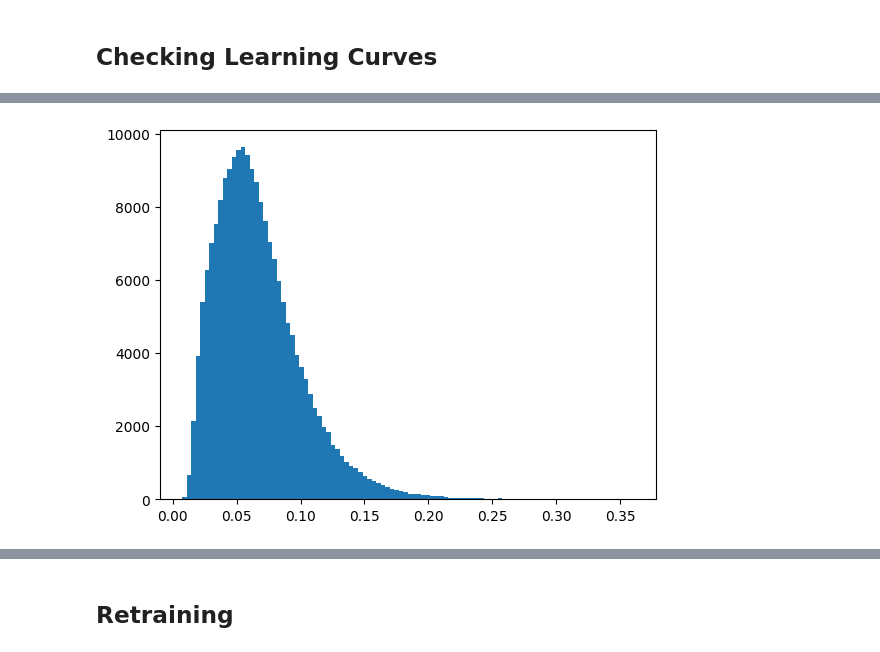
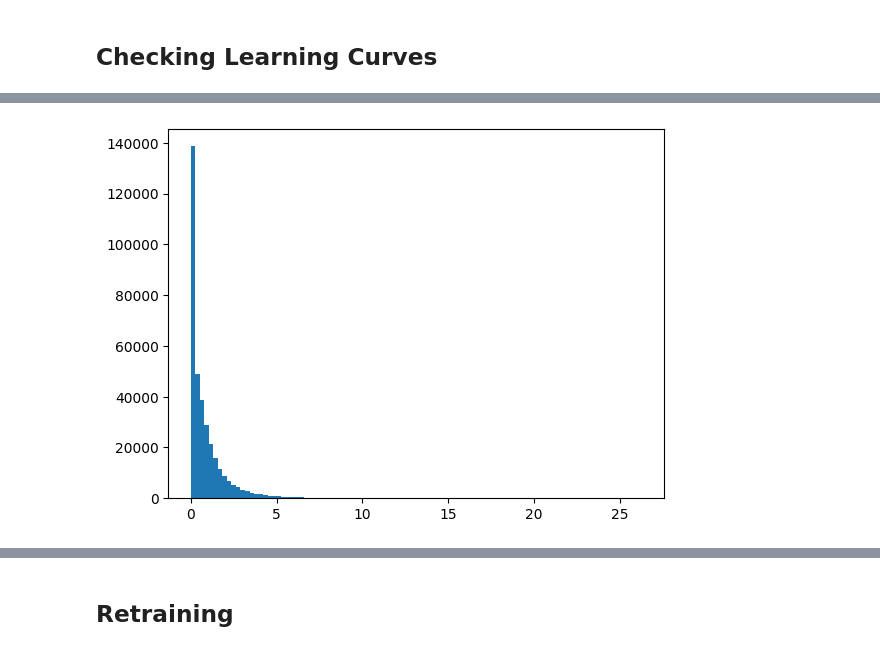
Before and after one commit to szvsw/epengine, a Jupyter notebook: notebooks/learning_curves_with_peaks.ipynb, the cells around one changed output, grey strips where cells are left out. Saved outputs shown, nothing was run; the diff lists cells and outputs as text; code cells hidden in the pictures.

```diff
--- a/notebooks/learning_curves_with_peaks.ipynb
+++ b/notebooks/learning_curves_with_peaks.ipynb
@@ -448,9 +657,9 @@ _ = plt.hist(d, bins=100)
 # %%
-d = combined_sim_results_df["Peak"]["Raw"]["Heating"].max(axis=1).values.flatten()
+d = combined_sim_results_df["Peak"]["Raw"]["Cooling"].max(axis=1).values.flatten()
 d = d[d > 0]
 _ = plt.hist(d, bins=100)
 # %% [output]
-[figure, old version]
+[figure, new version]
 # %%
 plt.title("Heating Peak Thermal Demand (no cops etc)")
 data = (
```
Also changed, not shown: parts of 29 cells of this notebook, 3 other files.
